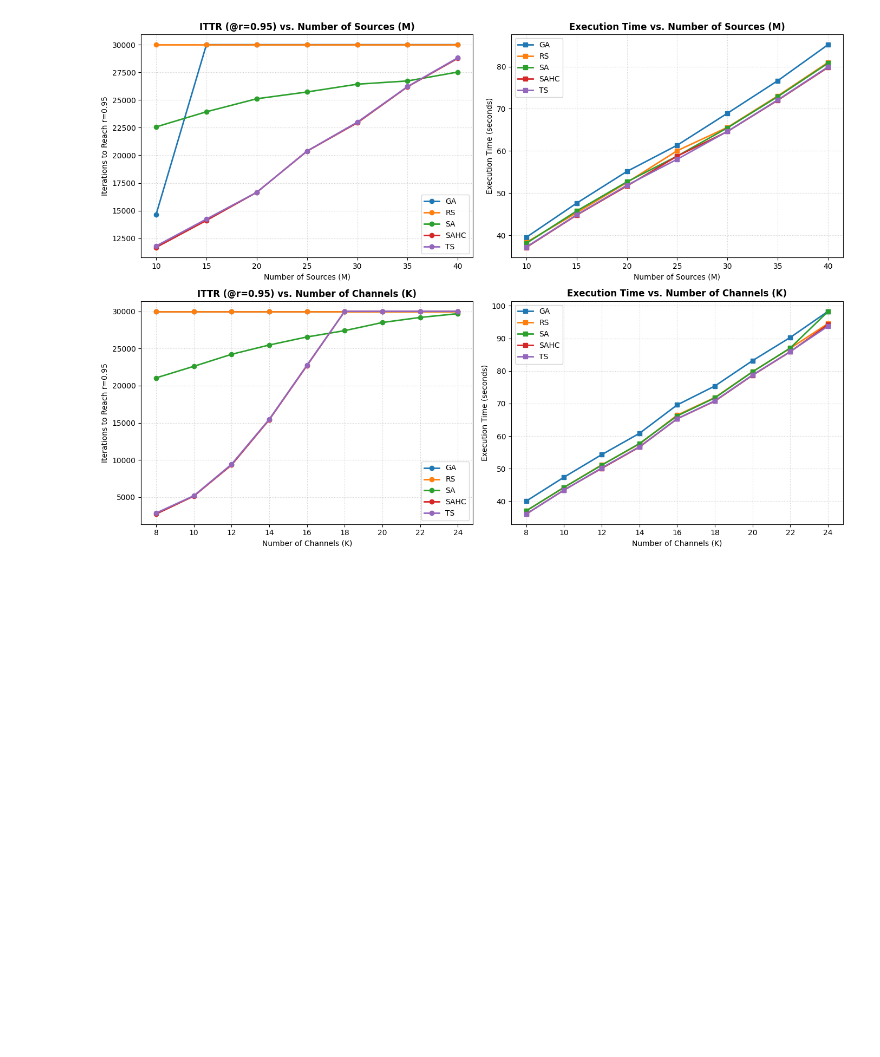
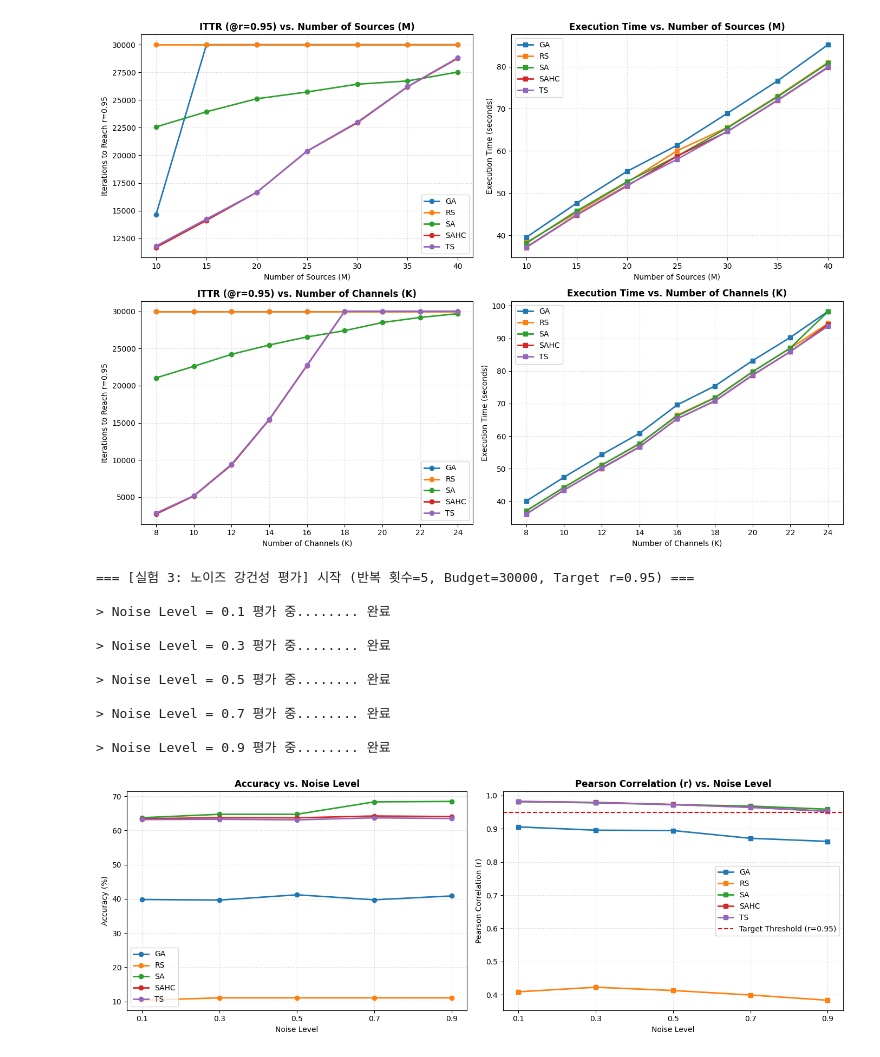
Before and after one commit to gurami85/time-series-channel-alignment, a Jupyter notebook: ts_channel_alignment.ipynb, the cells around one changed output. Drawn from its saved outputs; the diff is of its cells as text; code cells hidden in the pictures; blank space fills up the shorter version.

```diff
--- a/ts_channel_alignment.ipynb
+++ b/ts_channel_alignment.ipynb
@@ -1046,3 +1245,33 @@ df_m, df_k = run_experiment_2(
   > K = 22 평가 중........ 완료
   > K = 24 평가 중........ 완료
 [figure]
+# %%
+# ==========================================\n",
+# [실험 3] 실행 (노이즈 강도 0.1 ~ 0.9)
+# ==========================================\n",
+
+noise_list = [0.1, 0.3, 0.5, 0.7, 0.9]
+
+df_res_exp3 = run_experiment_3(
+    algorithms,
+    T=T,
+    K=K,
+    M=M,
+    noise_list=noise_list,
+    budget=BUDGET,
+    num_runs=5,
+    target_r=0.95
+)
+# %% [output]
+=== [실험 3: 노이즈 강건성 평가] 시작 (반복 횟수=5, Budget=30000, Target r=0.95) ===
+
+> Noise Level = 0.1 평가 중........ 완료
+
+> Noise Level = 0.3 평가 중........ 완료
+
+> Noise Level = 0.5 평가 중........ 완료
+
+> Noise Level = 0.7 평가 중........ 완료
+
+> Noise Level = 0.9 평가 중........ 완료
+[figure, added]
```
Also changed, not shown: parts of 5 cells of this notebook, 4 other files.
